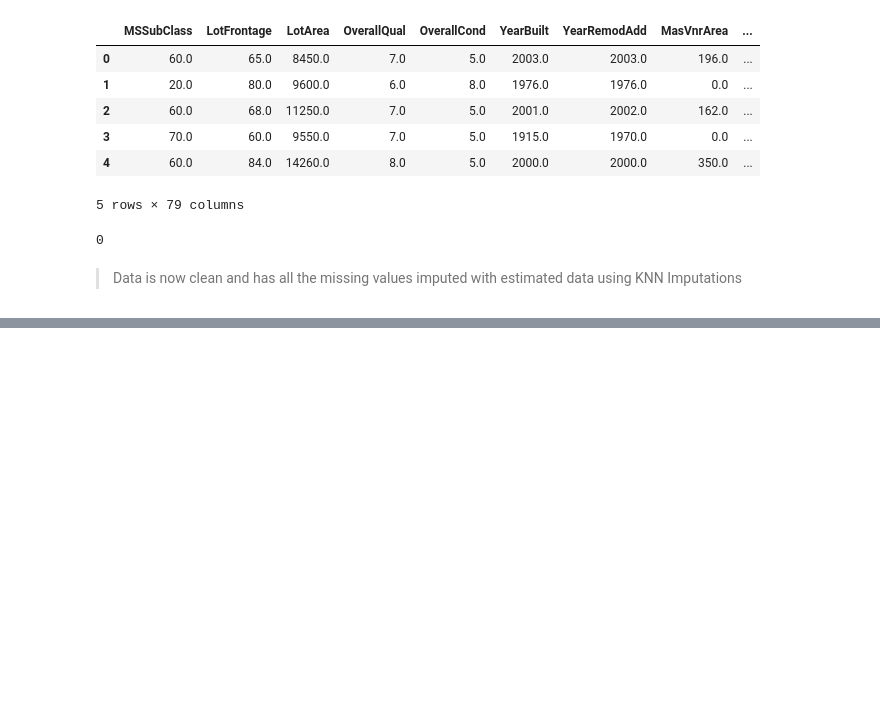
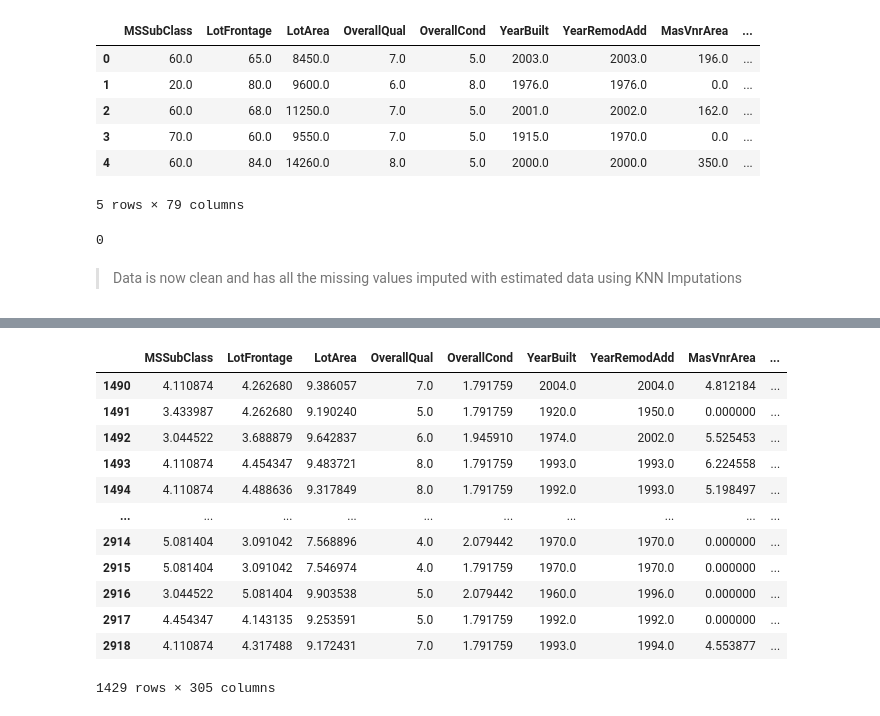
Before and after one commit to gopala-goyal/housing-prices-predictive-modelling, a Jupyter notebook: Housing_Prices_Prediction.ipynb, the cells around one changed output, grey strips where cells are left out. Cells and saved outputs as stored; diff of their text form; code cells hidden in the pictures; blank space fills up the shorter version.

```diff
--- a/Housing_Prices_Prediction.ipynb
+++ b/Housing_Prices_Prediction.ipynb
@@ -278,0 +364,21 @@ hp_tr_te.isna().sum()[1].sum()
+# %%
+#Created 3 features that I find are one of the most important as a combination
+hp_tr_te['TotalSquareFeetArea'] = hp_tr_te['GrLivArea']+hp_tr_te['1stFlrSF']+hp_tr_te['2ndFlrSF']+hp_tr_te['TotalBsmtSF']
+hp_tr_te['Total_Home_Quality'] = hp_tr_te['OverallQual'] + hp_tr_te['OverallCond']
+hp_tr_te['Total_Bathrooms'] = (hp_tr_te['FullBath'] + (0.5 * hp_tr_te['HalfBath']) +
+                               hp_tr_te['BsmtFullBath'] + (0.5 * hp_tr_te['BsmtHalfBath']))
+
+#Dummy Variable creation
+hp_tr_te_dum = pd.get_dummies(hp_tr_te)
+
+#Separate out the numeric variables to check the skewness and apply logarithmic transformation to correct the skewness
+from scipy.stats import skew
+hp_tr_te_num = hp_tr_te_dum.dtypes[hp_tr_te_dum.dtypes != object].index
+skewed_features = hp_tr_te_dum[hp_tr_te_num].apply(lambda x: skew(x)).sort_values(ascending=False)
+high_skew = skewed_features[skewed_features > 0.5]
+skew_index = high_skew.index
+
+# Normalize skewed features using log_transformation
+
+for i in skew_index:
+    hp_tr_te_dum[i] = np.log1p(hp_tr_te_dum[i])
@@ -278,0 +403,18 @@ hp_tr_te.isna().sum()[1].sum()
+# %%
+train = hp_tr_te_dum[0:1491]
+test = hp_tr_te_dum[1490:]
+test
+# %% [output]
+|  | MSSubClass | LotFrontage | LotArea | OverallQual | OverallCond | YearBuilt | YearRemodAdd | MasVnrArea | ... |
+| 1490 | 4.110874 | 4.262680 | 9.386057 | 7.0 | 1.791759 | 2004.0 | 2004.0 | 4.812184 | ... |
+| 1491 | 3.433987 | 4.262680 | 9.190240 | 5.0 | 1.791759 | 1920.0 | 1950.0 | 0.000000 | ... |
+| 1492 | 3.044522 | 3.688879 | 9.642837 | 6.0 | 1.945910 | 1974.0 | 2002.0 | 5.525453 | ... |
+| 1493 | 4.110874 | 4.454347 | 9.483721 | 8.0 | 1.791759 | 1993.0 | 1993.0 | 6.224558 | ... |
+| 1494 | 4.110874 | 4.488636 | 9.317849 | 8.0 | 1.791759 | 1992.0 | 1993.0 | 5.198497 | ... |
+| ... | ... | ... | ... | ... | ... | ... | ... | ... | ... |
+| 2914 | 5.081404 | 3.091042 | 7.568896 | 4.0 | 2.079442 | 1970.0 | 1970.0 | 0.000000 | ... |
+| 2915 | 5.081404 | 3.091042 | 7.546974 | 4.0 | 1.791759 | 1970.0 | 1970.0 | 0.000000 | ... |
+| 2916 | 3.044522 | 5.081404 | 9.903538 | 5.0 | 2.079442 | 1960.0 | 1996.0 | 0.000000 | ... |
+| 2917 | 4.454347 | 4.143135 | 9.253591 | 5.0 | 1.791759 | 1992.0 | 1992.0 | 0.000000 | ... |
+| 2918 | 4.110874 | 4.317488 | 9.172431 | 7.0 | 1.791759 | 1993.0 | 1994.0 | 4.553877 | ... |
+1429 rows × 305 columns
```
Also changed, not shown: parts of 16 cells of this notebook.
